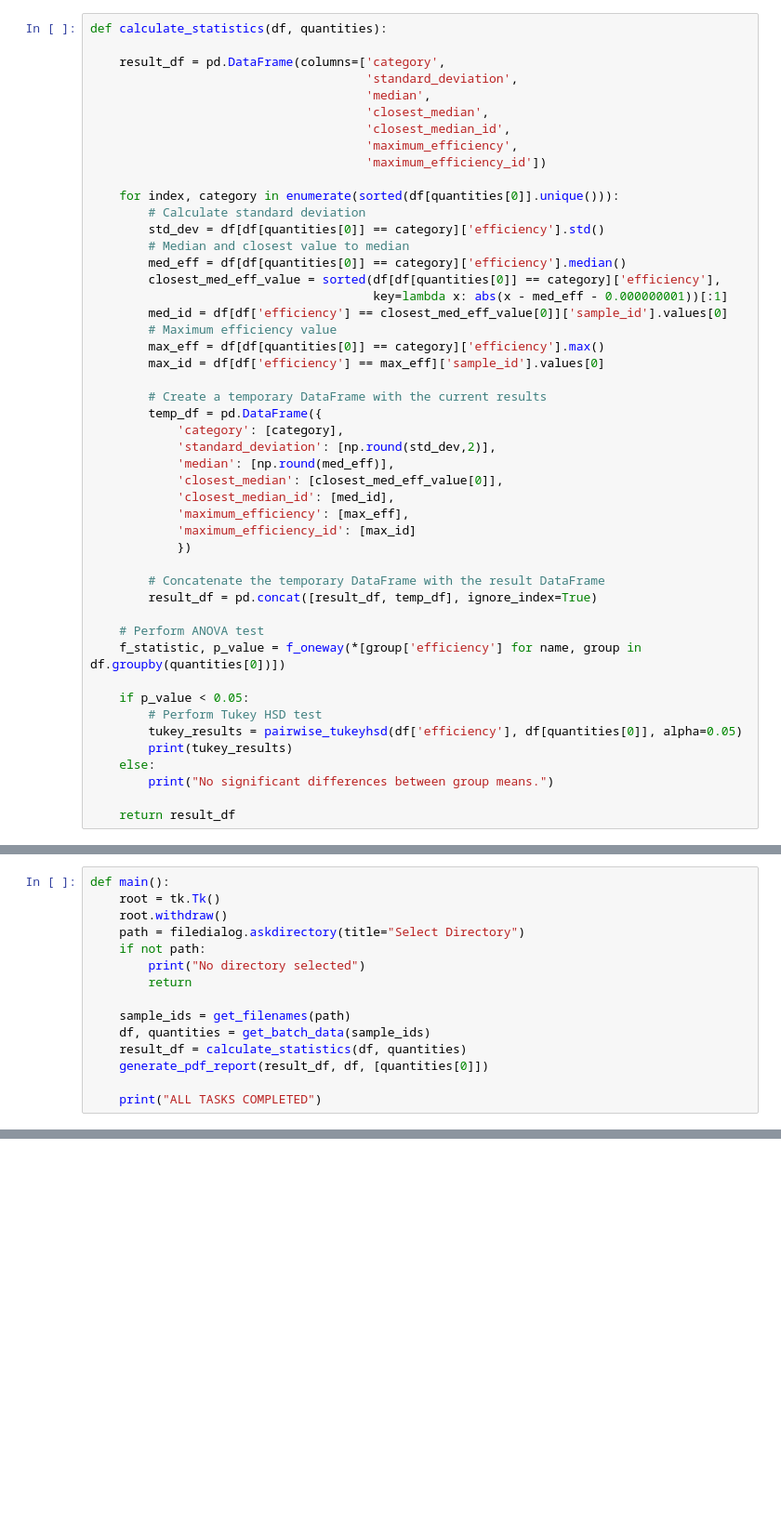
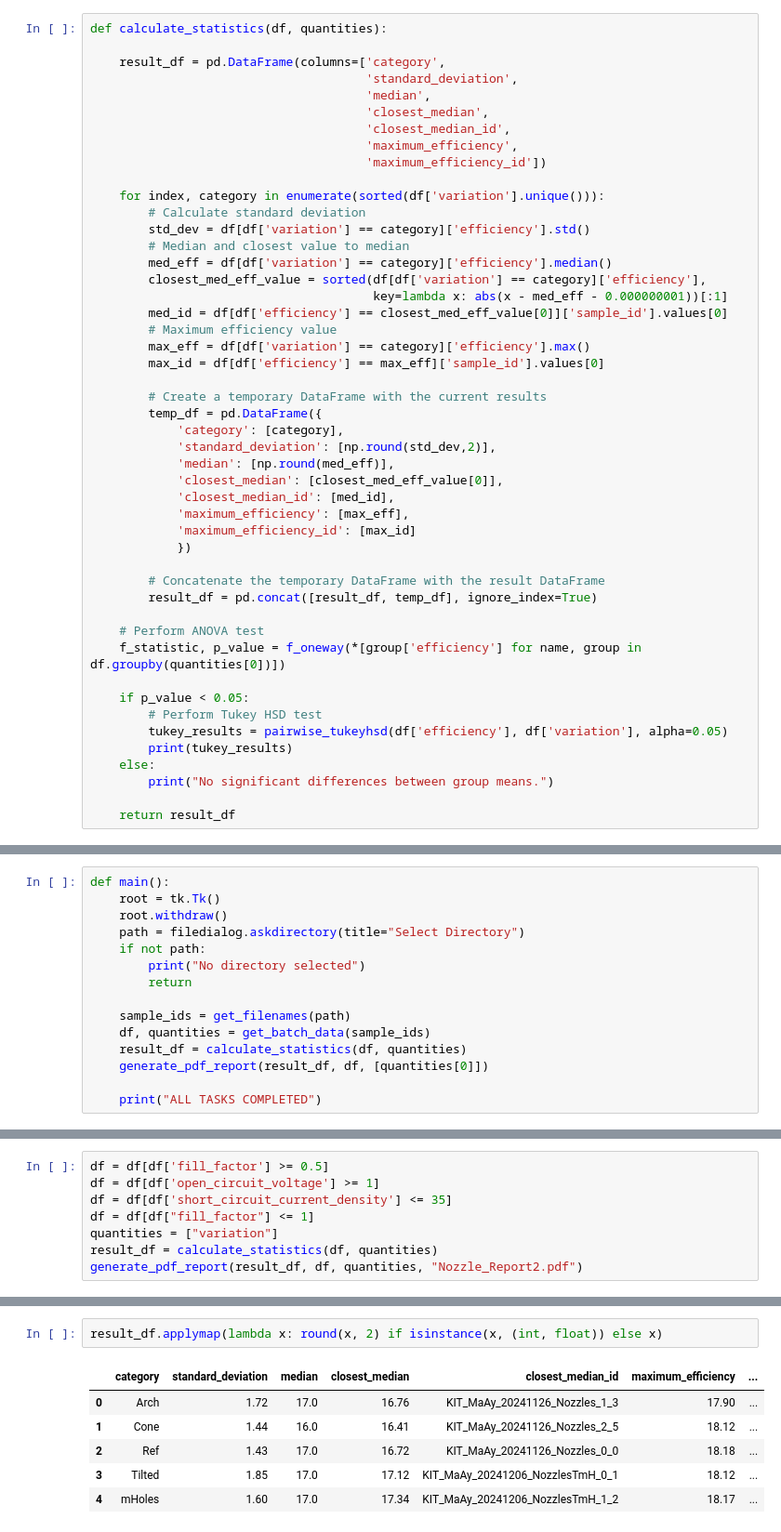
Before and after one commit to Trabonium/Evaluate-Nomad-Data, a Jupyter notebook: EvaluateJV.ipynb, the cells around one changed output, grey strips where cells are left out. Shown at 93% size. Drawn from its saved outputs; the diff is of its cells as text; blank space fills up the shorter version.

Commit message:
Organize project structure:
Added calculate_statistics plottin_functions and generate_report

```diff
--- a/EvaluateJV.ipynb
+++ b/EvaluateJV.ipynb
@@ -78,16 +79,16 @@ def calculate_statistics(df, quantities):
                                       'maximum_efficiency',
                                       'maximum_efficiency_id'])
 
-    for index, category in enumerate(sorted(df[quantities[0]].unique())):
+    for index, category in enumerate(sorted(df['variation'].unique())):
         # Calculate standard deviation
-        std_dev = df[df[quantities[0]] == category]['efficiency'].std()
+        std_dev = df[df['variation'] == category]['efficiency'].std()
         # Median and closest value to median
-        med_eff = df[df[quantities[0]] == category]['efficiency'].median()
-        closest_med_eff_value = sorted(df[df[quantities[0]] == category]['efficiency'],
+        med_eff = df[df['variation'] == category]['efficiency'].median()
+        closest_med_eff_value = sorted(df[df['variation'] == category]['efficiency'],
                                        key=lambda x: abs(x - med_eff - 0.000000001))[:1]
         med_id = df[df['efficiency'] == closest_med_eff_value[0]]['sample_id'].values[0]
         # Maximum efficiency value
-        max_eff = df[df[quantities[0]] == category]['efficiency'].max()
+        max_eff = df[df['variation'] == category]['efficiency'].max()
         max_id = df[df['efficiency'] == max_eff]['sample_id'].values[0]
 
         # Create a temporary DataFrame with the current results
@@ -109,7 +110,7 @@ def calculate_statistics(df, quantities):
 
     if p_value < 0.05:
         # Perform Tukey HSD test
-        tukey_results = pairwise_tukeyhsd(df['efficiency'], df[quantities[0]], alpha=0.05)
+        tukey_results = pairwise_tukeyhsd(df['efficiency'], df['variation'], alpha=0.05)
         print(tukey_results)
     else:
         print("No significant differences between group means.")
@@ -360,0 +380,8 @@ TypeError: type numpy.ndarray doesn't define __round__ method
+# %%
+df = df[df['fill_factor'] >= 0.5]
+df = df[df['open_circuit_voltage'] >= 1]
+df = df[df['short_circuit_current_density'] <= 35]
+df = df[df["fill_factor"] <= 1]
+quantities = ["variation"]
+result_df = calculate_statistics(df, quantities)
+generate_pdf_report(result_df, df, quantities, "Nozzle_Report2.pdf")
@@ -360,0 +402,9 @@ TypeError: type numpy.ndarray doesn't define __round__ method
+# %%
+result_df.applymap(lambda x: round(x, 2) if isinstance(x, (int, float)) else x)
+# %% [output]
+|  | category | standard_deviation | median | closest_median | closest_median_id | maximum_efficiency | ... |
+| 0 | Arch | 1.72 | 17.0 | 16.76 | KIT_MaAy_20241126_Nozzles_1_3 | 17.90 | ... |
+| 1 | Cone | 1.44 | 16.0 | 16.41 | KIT_MaAy_20241126_Nozzles_2_5 | 18.12 | ... |
+| 2 | Ref | 1.43 | 17.0 | 16.72 | KIT_MaAy_20241126_Nozzles_0_0 | 18.18 | ... |
+| 3 | Tilted | 1.85 | 17.0 | 17.12 | KIT_MaAy_20241206_NozzlesTmH_0_1 | 18.12 | ... |
+| 4 | mHoles | 1.60 | 17.0 | 17.34 | KIT_MaAy_20241206_NozzlesTmH_1_2 | 18.17 | ... |
```
Also changed, not shown: parts of 19 cells of this notebook, 8 other files.
